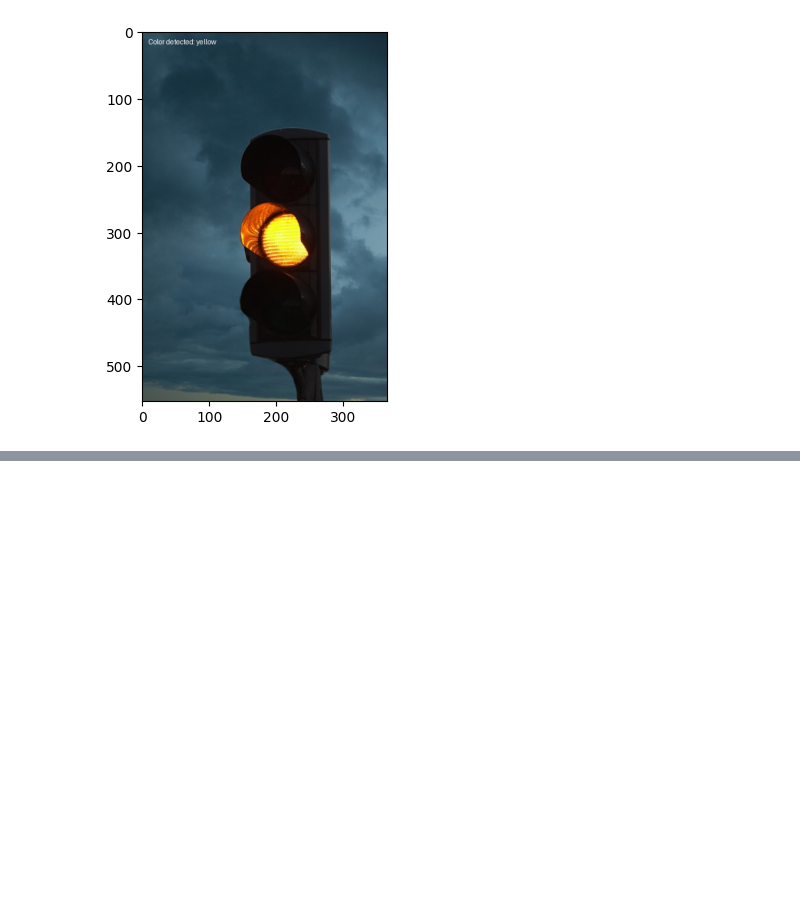
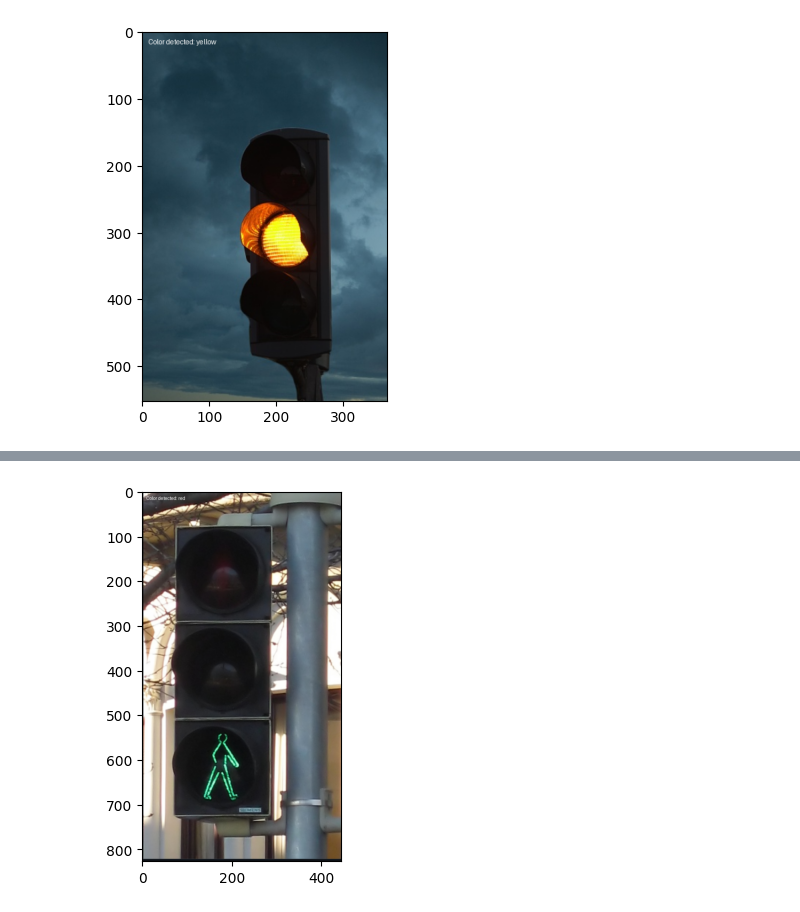
Before and after one commit to Veeransh14/self-driven-car-ai, a Jupyter notebook: VI. Traffic Light Detection /traffic_light_detection.ipynb, the cells around one changed output, grey strips where cells are left out. Drawn from its saved outputs; the diff is of its cells as text; code cells hidden in the pictures; blank space fills up the shorter version.

Commit message:
resolving bugs on traffic light detection

```diff
--- a/VI. Traffic Light Detection /traffic_light_detection.ipynb
+++ b/VI. Traffic Light Detection /traffic_light_detection.ipynb
@@ -164,0 +127,84 @@ plt.show()
+# %%
+import cv2
+import numpy as np
+import matplotlib.pyplot as plt
+from PIL import Image, ImageDraw, ImageFont
+
+def select_traffic_light(img):
+    # Convert image to HSV (Hue, Saturation, Value) color space
+    hsv_img = cv2.cvtColor(img, cv2.COLOR_RGB2HSV)
+
+    # Define color ranges for red, yellow, and green (these are examples, you may need to adjust)
+    red_lower = np.array([0, 100, 100])
+    red_upper = np.array([10, 255, 255])
+
+    yellow_lower = np.array([20, 100, 100])
+    yellow_upper = np.array([30, 255, 255])
+
+    green_lower = np.array([40, 100, 100])
+    green_upper = np.array([70, 255, 255])
+
+    # Create masks for each color
+    red_mask = cv2.inRange(hsv_img, red_lower, red_upper)
+    yellow_mask = cv2.inRange(hsv_img, yellow_lower, yellow_upper)
+    green_mask = cv2.inRange(hsv_img, green_lower, green_upper)
+
+    # Calculate the percentage of each color in the image
+    red_percentage = np.sum(red_mask) / (img.shape[0] * img.shape[1])
+    yellow_percentage = np.sum(yellow_mask) / (img.shape[0] * img.shape[1])
+    green_percentage = np.sum(green_mask) / (img.shape[0] * img.shape[1])
+
+    # Determine which color has the highest percentage
+    color_detected = 'unknown'
+    if red_percentage > yellow_percentage and red_percentage > green_percentage:
+        color_detected = 'red'
+    elif yellow_percentage > red_percentage and yellow_percentage > green_percentage:
+        color_detected = 'yellow'
+    elif green_percentage > red_percentage and green_percentage > yellow_percentage:
+        color_detected = 'green'
+
+    # Display the detected color on the image
+    pil_image = Image.fromarray(np.uint8(img))
+    draw = ImageDraw.Draw(pil_image)
+
+    try:
+        font = ImageFont.truetype('Roboto-Regular.ttf', 90)
+    except OSError:
+        font = ImageFont.load_default()
+
+    draw.text((10, 10), 'Color detected: ' + color_detected, fill='white', font=font)
+
+    return np.array(pil_image)
+
+# Load the image and process it
+traffic = cv2.cvtColor(cv2.imread('/home/veeransh/Desktop/self-driven-car-ai/Data/yellow_traffic_light.png'), cv2.COLOR_BGR2RGB)
+plt.imshow(select_traffic_light(traffic))
+plt.show()
+
+traffic = cv2.cvtColor(cv2.imread('/home/veeransh/Desktop/self-driven-car-ai/Data/green_traffic_light_walking.png'), cv2.COLOR_BGR2RGB)
+plt.imshow(select_traffic_light(traffic))
+plt.show()
+
+traffic = cv2.cvtColor(cv2.imread('/home/veeransh/Desktop/self-driven-car-ai/Data/red_traffic_light.png'), cv2.COLOR_BGR2RGB)
+plt.imshow(select_traffic_light(traffic))
+plt.show()
+
+traffic = cv2.cvtColor(cv2.imread('/home/veeransh/Desktop/self-driven-car-ai/Data/red_traffic_light_2.png'), cv2.COLOR_BGR2RGB)
+plt.imshow(select_traffic_light(traffic))
+plt.show()
+
+
+
+
+plt.figure(figsize = (15, 10))
+plt.subplot(1, 3, 1)
+traffic = cv2.cvtColor(cv2.imread('/home/veeransh/Desktop/self-driven-car-ai/Data/green_traffic_light2.jpg'), cv2.COLOR_BGR2RGB)
+plt.imshow(select_traffic_light(traffic))
+plt.subplot(1, 3, 2)
+traffic = cv2.cvtColor(cv2.imread('/home/veeransh/Desktop/self-driven-car-ai/Data/yellow_traffic_light.png'), cv2.COLOR_BGR2RGB)
+plt.imshow(select_traffic_light(traffic))
+plt.subplot(1, 3, 3)
+traffic = cv2.cvtColor(cv2.imread('/home/veeransh/Desktop/self-driven-car-ai/Data/red_traffic_light_2.png'), cv2.COLOR_BGR2RGB)
+plt.imshow(select_traffic_light(traffic))
+plt.show()
+# %% [output]
@@ -164,0 +212 @@ plt.show()
+[figure, added]
```
Also changed, not shown: parts of 6 cells of this notebook.
